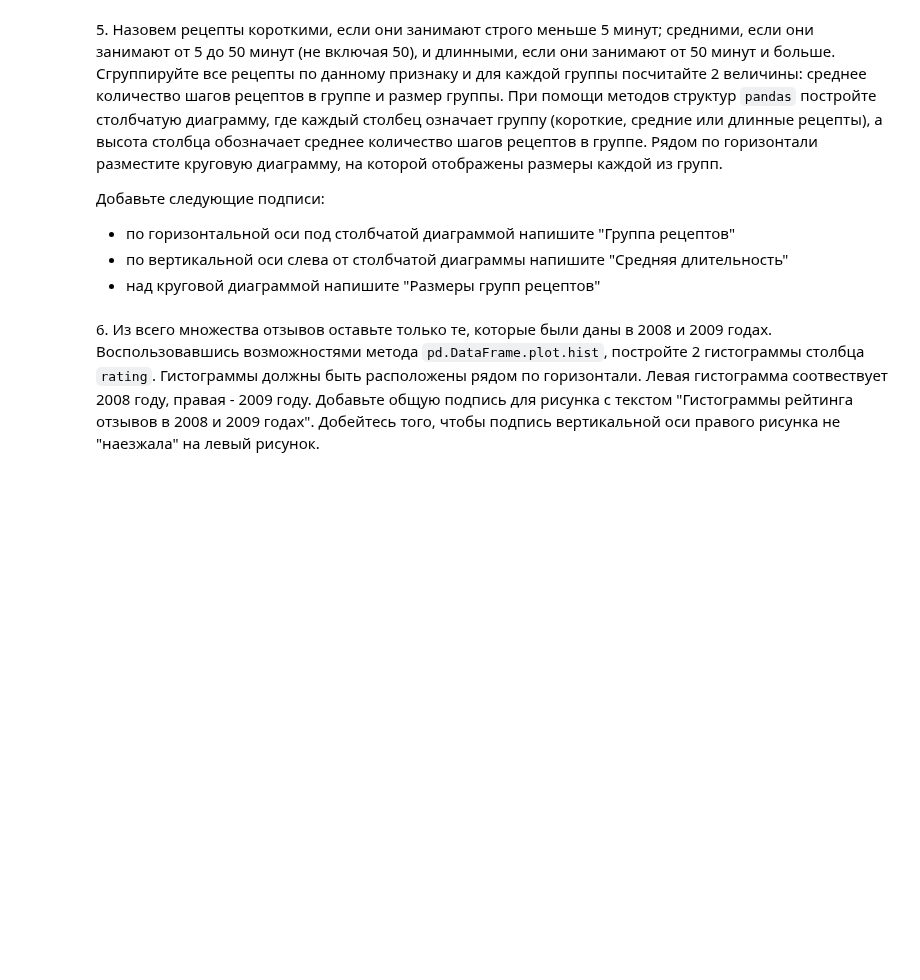
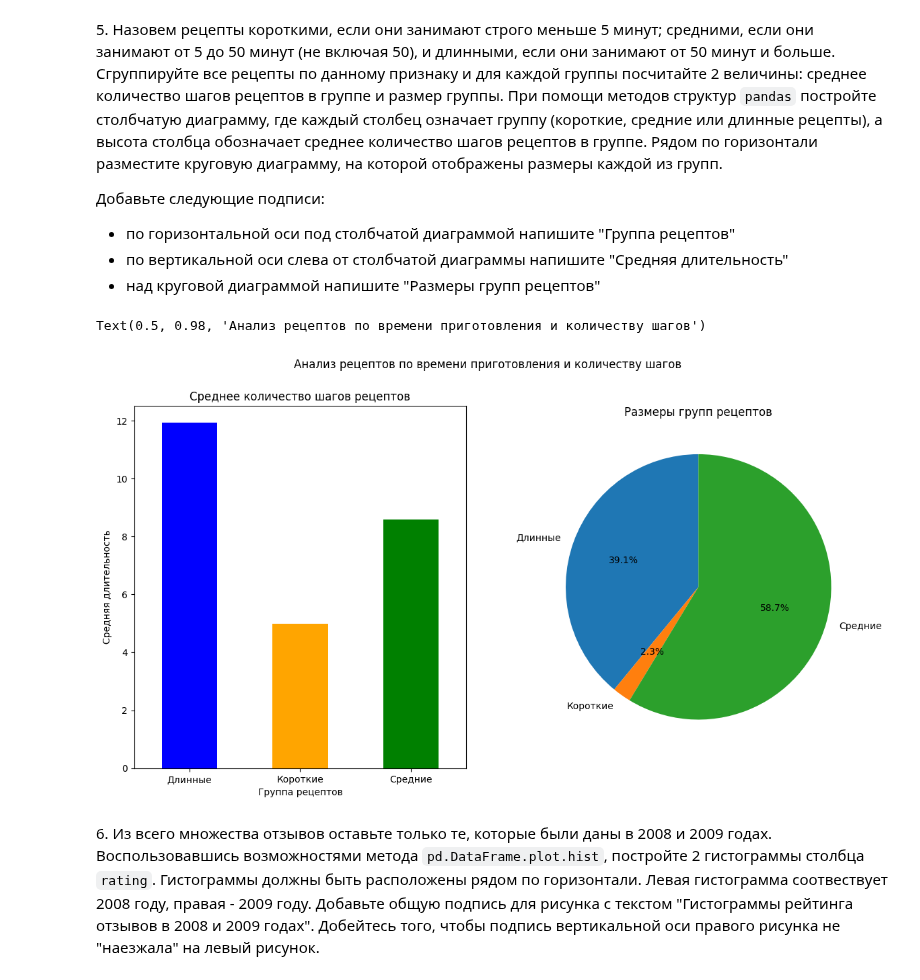
Before and after one commit to illCersei/TOD, a Jupyter notebook: 05_visualization.ipynb, the cells around one changed output. Drawn from its saved outputs; the diff is of its cells as text; code cells hidden in the pictures; blank space fills up the shorter version.

```diff
--- a/05_visualization.ipynb
+++ b/05_visualization.ipynb
@@ -194,5 +178,5 @@ plt.show()
 # %% [markdown]
 Для продолжения работы загрузите таблицы recipes и reviews (__ЛР2__)
 # %%
-reviews = ...
-recipes = ...
+recipes = pd.read_csv('recipes_sample.csv', delimiter=',', parse_dates=['submitted'])
+reviews = pd.read_csv('reviews_sample.csv', delimiter=',', index_col=0, parse_dates=['date'])
@@ -203,5 +189,38 @@ recipes = ...
 * по горизонтальной оси под столбчатой диаграммой напишите "Группа рецептов"
 * по вертикальной оси слева от столбчатой диаграммы напишите "Средняя длительность"
 * над круговой диаграммой напишите "Размеры групп рецептов"
+# %%
+def categorize_recipe(minutes):
+    """функция для определения категории рецепта"""
+    if minutes < 5:
+        return 'Короткие'
+    elif 5 <= minutes < 50:
+        return 'Средние'
+    else:
+        return 'Длинные'
+
+# Применение функции для создания нового столбца с категориями
+recipes['category'] = recipes['minutes'].apply(categorize_recipe)
+# Группировка данных по категориям и расчет средней длительности шагов и размеров групп
+grouped = recipes.groupby('category').agg({'n_steps': 'mean', 'category': 'size'}).rename(columns={'category': 'size'})
+
+fig, ax = plt.subplots(1, 2, figsize=(14, 7))
+
+# Столбчатая диаграмма
+grouped['n_steps'].plot(kind='bar', ax=ax[0], color=['blue', 'orange', 'green'])
+ax[0].set_title('Среднее количество шагов рецептов')
+ax[0].set_xlabel('Группа рецептов')
+ax[0].set_ylabel('Средняя длительность')
+ax[0].set_xticklabels(grouped.index, rotation=0)
+
+# Круговая диаграмма
+grouped['size'].plot(kind='pie', ax=ax[1], labels=grouped.index, autopct='%1.1f%%', startangle=90)
+ax[1].set_title('Размеры групп рецептов')
+ax[1].set_ylabel('')  # Убираем метку оси y для круговой диаграммы
+
+plt.suptitle('Анализ рецептов по времени приготовления и количеству шагов')
+# %% [output]
+Text(0.5, 0.98, 'Анализ рецептов по времени приготовления и количеству шагов')
+[figure, added]
 # %% [markdown]
 6\. Из всего множества отзывов оставьте только те, которые были даны в 2008 и 2009 годах. Воспользовавшись возможностями метода `pd.DataFrame.plot.hist`, постройте 2 гистограммы столбца `rating`. Гистограммы должны быть расположены рядом по горизонтали. Левая гистограмма соотвествует 2008 году, правая - 2009 году. Добавьте общую подпись для рисунка с текстом "Гистограммы рейтинга отзывов в 2008 и 2009 годах". Добейтесь того, чтобы подпись вертикальной оси правого рисунка не "наезжала" на левый рисунок.
```
Also changed, not shown: parts of 6 cells of this notebook, 2 other files.
